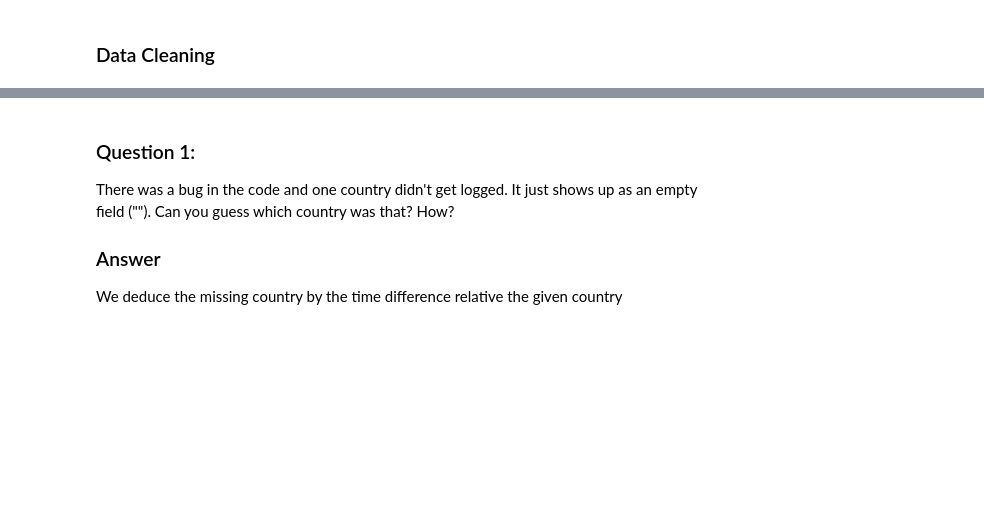
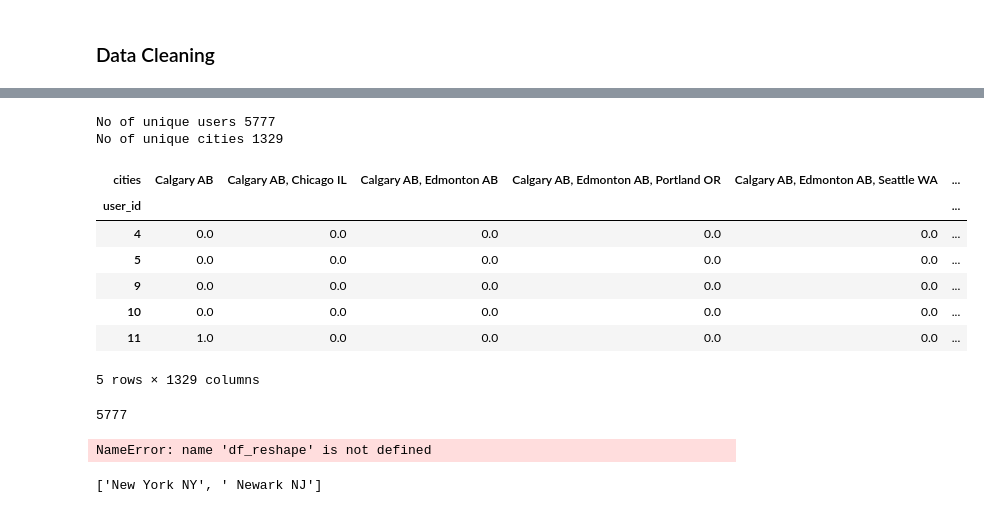
Before and after one commit to dipalira/DS-Challenges, a Jupyter notebook: City Similarity/City Similarity.ipynb, the cells around one changed output, grey strips where cells are left out. Saved outputs shown, nothing was run; the diff lists cells and outputs as text; code cells hidden in the pictures; blank space fills up the shorter version.

```diff
--- a/City Similarity/City Similarity.ipynb
+++ b/City Similarity/City Similarity.ipynb
@@ -61,5 +88,27 @@ df.head()
-# %% [markdown]
-### Question 1:
-There was a bug in the code and one country didn't get logged. It just shows up as an empty ﬁeld (""). Can you guess which country was that? How?
-### Answer
-We deduce the missing country by the time difference relative the given country
+# %%
+print("No of unique users",len(df['user_id'].unique()))
+## return 196 unique users
+print("No of unique cities",len(df['cities'].unique()))
+## return 100 unique songs
+# %% [output]
+No of unique users 5777
+No of unique cities 1329
+# %%
+df_reshape = df_song.pivot(index='user_id', columns='cities', values='counts')
+df_reshape = df_reshape.fillna(0)
+# %%
+df_reshape.head()
+# %% [output]
+| cities | Calgary AB | Calgary AB, Chicago IL | Calgary AB, Edmonton AB | Calgary AB, Edmonton AB, Portland OR | Calgary AB, Edmonton AB, Seattle WA | ... |
+| user_id |  |  |  |  |  | ... |
+| 4 | 0.0 | 0.0 | 0.0 | 0.0 | 0.0 | ... |
+| 5 | 0.0 | 0.0 | 0.0 | 0.0 | 0.0 | ... |
+| 9 | 0.0 | 0.0 | 0.0 | 0.0 | 0.0 | ... |
+| 10 | 0.0 | 0.0 | 0.0 | 0.0 | 0.0 | ... |
+| 11 | 1.0 | 0.0 | 0.0 | 0.0 | 0.0 | ... |
+5 rows × 1329 columns
+# %%
+def getScore(history, similarities):
+    return sum(history*similarities)/sum(similarities)
+# %% [output]
+5777
@@ -65,0 +118,10 @@ We deduce the missing country by the time difference relative the given country
+# %%
+# Create a place holder matrix for similarities, and fill in the user name column
+data_sims = pd.DataFrame(index=df_reshape.index,columns=df_reshape.columns)
+data_sims.iloc[:,:1] = df_reshape.iloc[:,:1]
+# %% [output]
+NameError: name 'df_reshape' is not defined
+# %%
+df['cities'][0].split(',')
+# %% [output]
+['New York NY', ' Newark NJ']
```
Also changed, not shown: parts of 12 cells of this notebook.
